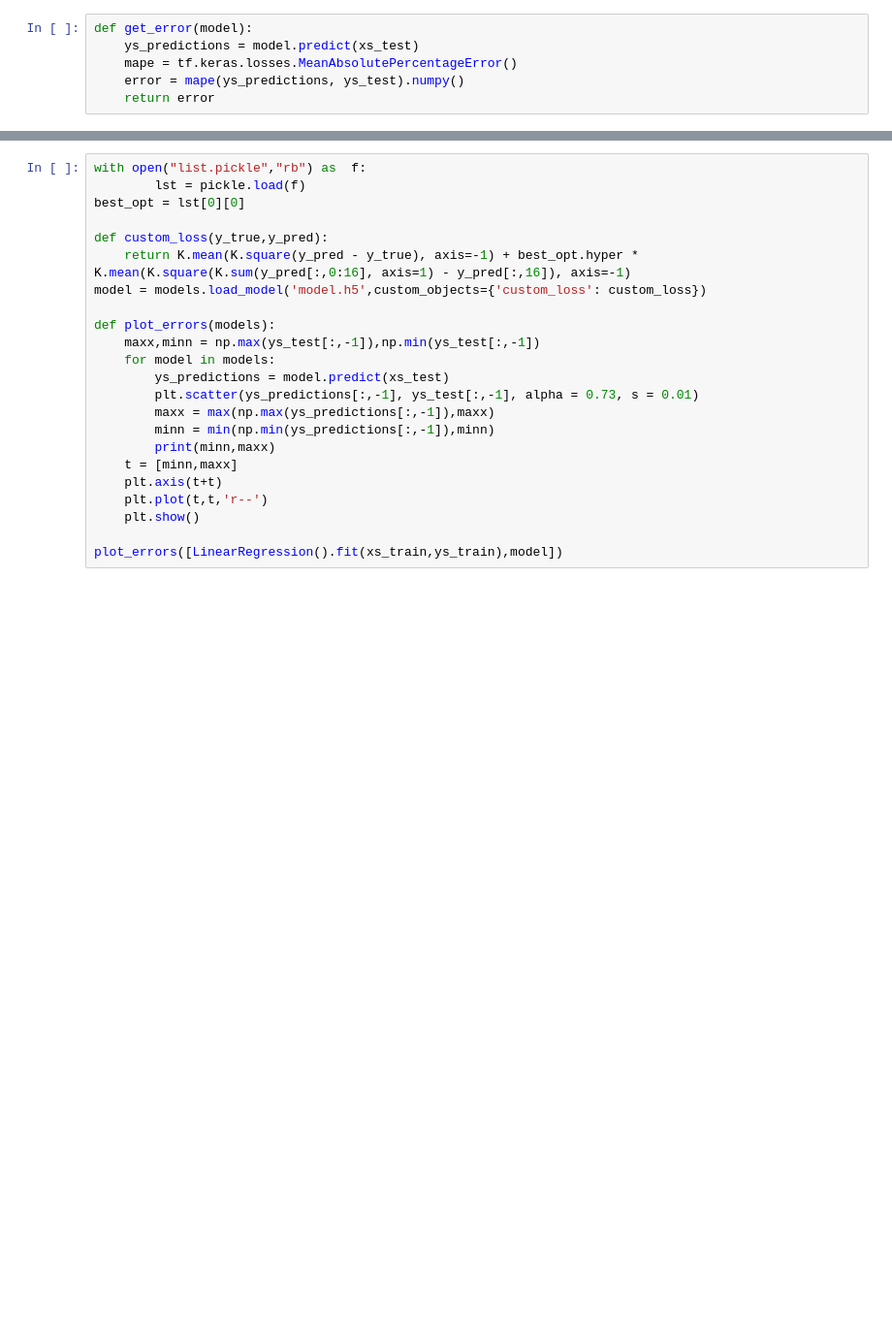
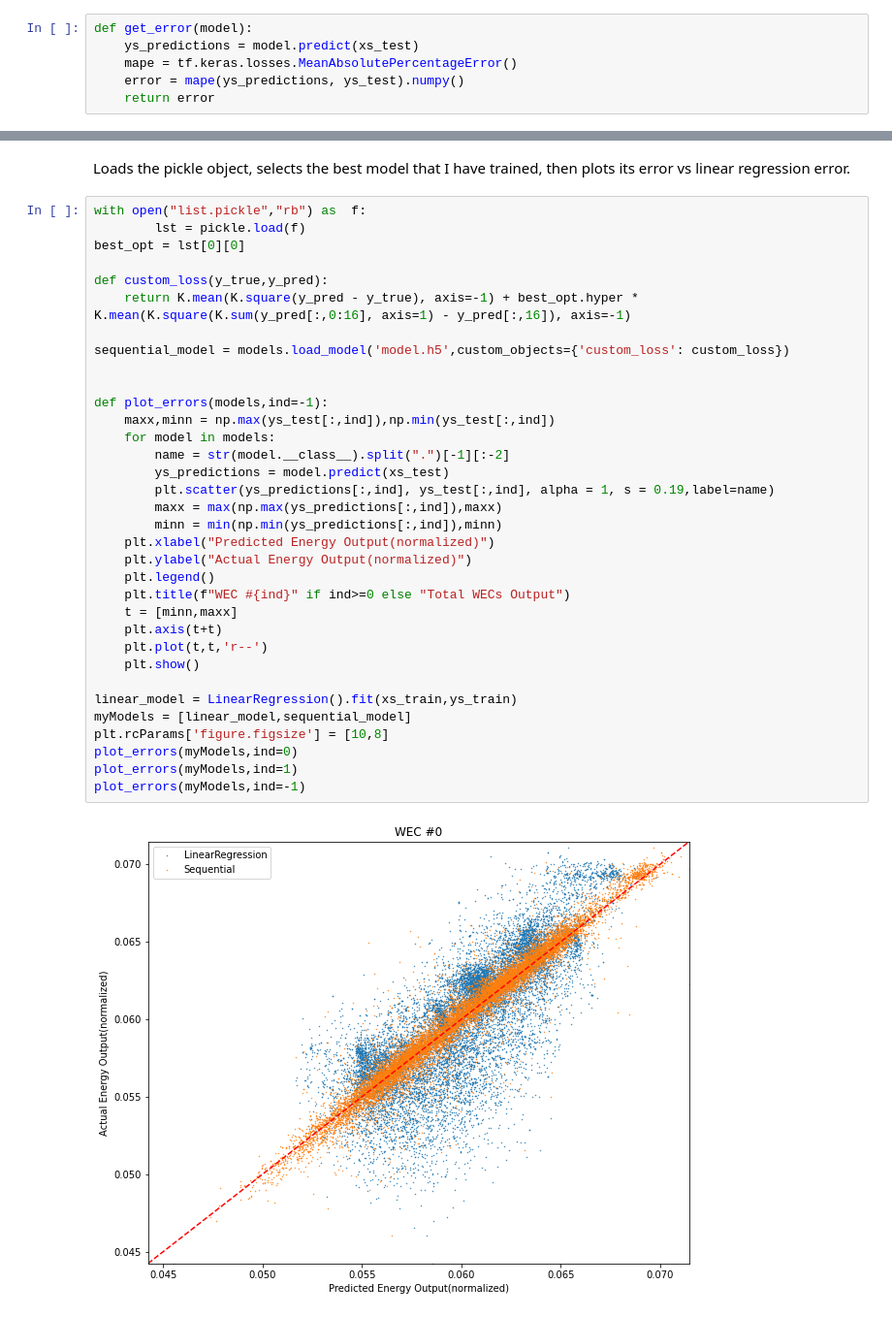
Before and after one commit to MarlonTri/156_Final_Project, a Jupyter notebook: notebooks/Generator.ipynb, the cells around one changed output, grey strips where cells are left out. Shown: that part at 97% size. Saved outputs shown, nothing was run; the diff lists cells and outputs as text; blank space fills up the shorter version.

```diff
--- a/notebooks/Generator.ipynb
+++ b/notebooks/Generator.ipynb
@@ -179,23 +224,38 @@ with open("list.pickle2","wb") as f:
+# %% [markdown]
+Loads the pickle object, selects the best model that I have trained, then plots its error vs linear regression error.
 # %%
 with open("list.pickle","rb") as  f:
         lst = pickle.load(f)
 best_opt = lst[0][0]
 
 def custom_loss(y_true,y_pred):
     return K.mean(K.square(y_pred - y_true), axis=-1) + best_opt.hyper * K.mean(K.square(K.sum(y_pred[:,0:16], axis=1) - y_pred[:,16]), axis=-1)
-model = models.load_model('model.h5',custom_objects={'custom_loss': custom_loss})
 
-def plot_errors(models):
-    maxx,minn = np.max(ys_test[:,-1]),np.min(ys_test[:,-1])
+sequential_model = models.load_model('model.h5',custom_objects={'custom_loss': custom_loss})
+
+
+def plot_errors(models,ind=-1):
+    maxx,minn = np.max(ys_test[:,ind]),np.min(ys_test[:,ind])
     for model in models:
+        name = str(model.__class__).split(".")[-1][:-2]
         ys_predictions = model.predict(xs_test)
-        plt.scatter(ys_predictions[:,-1], ys_test[:,-1], alpha = 0.73, s = 0.01)
-        maxx = max(np.max(ys_predictions[:,-1]),maxx)
-        minn = min(np.min(ys_predictions[:,-1]),minn)
-        print(minn,maxx)
+        plt.scatter(ys_predictions[:,ind], ys_test[:,ind], alpha = 1, s = 0.19,label=name)
+        maxx = max(np.max(ys_predictions[:,ind]),maxx)
+        minn = min(np.min(ys_predictions[:,ind]),minn)
+    plt.xlabel("Predicted Energy Output(normalized)")
+    plt.ylabel("Actual Energy Output(normalized)")
+    plt.legend()
+    plt.title(f"WEC #{ind}" if ind>=0 else "Total WECs Output")
     t = [minn,maxx]
     plt.axis(t+t)
     plt.plot(t,t,'r--')
     plt.show()
 
-plot_errors([LinearRegression().fit(xs_train,ys_train),model])
+linear_model = LinearRegression().fit(xs_train,ys_train)
+myModels = [linear_model,sequential_model]
+plt.rcParams['figure.figsize'] = [10,8]
+plot_errors(myModels,ind=0)
+plot_errors(myModels,ind=1)
+plot_errors(myModels,ind=-1)
+# %% [output]
+[figure, added]
```
Also changed, not shown: parts of 28 cells of this notebook.
